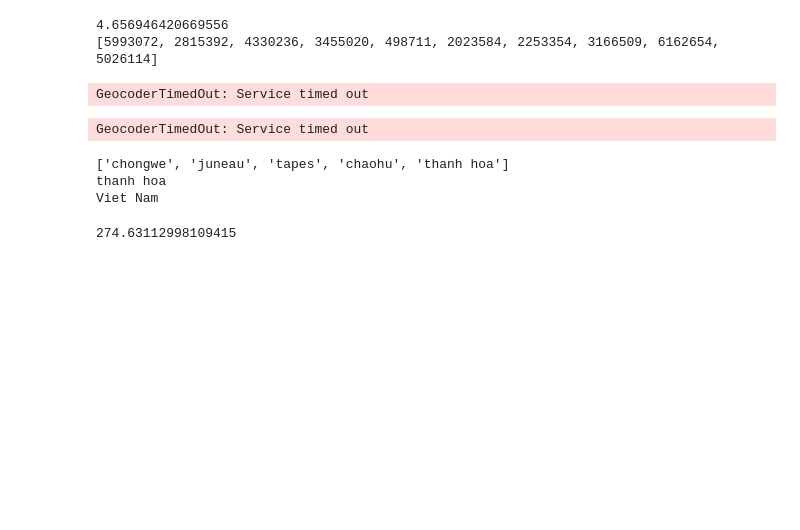
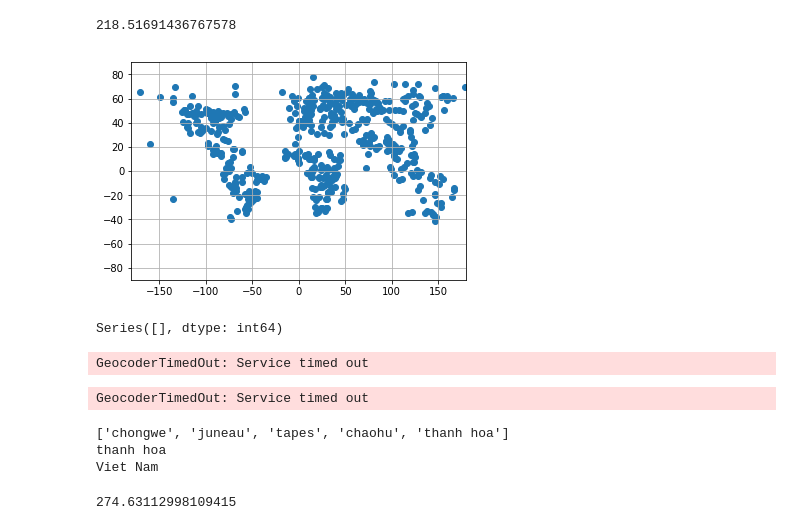
Before and after one commit to txstu09/weatherpy, a Jupyter notebook: WeatherPy.ipynb, the cells around one changed output. Saved outputs shown, nothing was run; the diff lists cells and outputs as text; code cells hidden in the pictures; blank space fills up the shorter version.

Commit message:
updated city finder code

```diff
--- a/WeatherPy.ipynb
+++ b/WeatherPy.ipynb
@@ -25,7 +24,7 @@ owm_city_json = json.load(open('city.list.json', encoding='utf8'))
 # %%
 #WORKING#
 
-city_count = 10
+city_count = 500
 counter = 0
 
 rangeLat = (-90, 90)
@@ -36,7 +35,6 @@ longitudes = []
 
 cities = []
 
-geolocator = Nominatim()
 start_time = time.time()
 while counter != city_count:
     rand_lat = round(random.uniform(*rangeLat), 5)
@@ -51,21 +49,35 @@ while counter != city_count:
         if x['name'] == name.title() and x['country'] == country.upper():
             city_coord = (x['coord']['lat'], x['coord']['lon'])
             owm_id = x['id']
+            lat = x['coord']['lat']
+            long = x['coord']['lon']
 
-    if city_coord != '':
-        try: #citipy does not use special characters in city names which results in an attribute error from geopy as loc = None
-            distance = vincenty(rand_coord, city_coord).miles #using vincenty since it's more accurate than great_circle, errors when handlign antipodes is not an issue here since the closest city to any given coord will not be an antipode
-            if distance <= 69: #at equator, each line of latitude is approximately 69 miles from the next line, same for longitude.  Eliminating random points that have no nearby city within one degree of lat/long
-                cities.append(owm_id)
-                counter = counter + 1
-        except AttributeError:
-            continue
+    if city_coord != '' and owm_id not in cities:
+        distance = vincenty(rand_coord, city_coord).miles #using vincenty since it's more accurate than great_circle, errors when handling antipodes is not an issue here since the closest city to any given coord will not be an antipode
+        if distance <= 69: #at equator, each line of latitude is approximately 69 miles from the next line, same for longitude.  Eliminating random points that have no nearby city within one degree of lat/long
+            cities.append(owm_id)
+            counter = counter + 1
+
+            latitudes.append(lat)
+            longitudes.append(long)
+
 
 print(time.time() - start_time)
-print(cities)
 # %% [output]
-4.656946420669556
-[5993072, 2815392, 4330236, 3455020, 498711, 2023584, 2253354, 3166509, 6162654, 5026114]
+218.51691436767578
+# %%
+plt.scatter(longitudes, latitudes)
+plt.xlim(rangeLong)
+plt.ylim(rangeLat)
+plt.grid()
+plt.show()
+# %% [output]
+[figure, added]
+# %%
+test = pd.Series(cities)
+test[test.duplicated()]
+# %% [output]
+Series([], dtype: int64)
 # %%
 city_count = 10
 counter = 0
```
Also changed, not shown: parts of 1 cell of this notebook, 1 other file.
